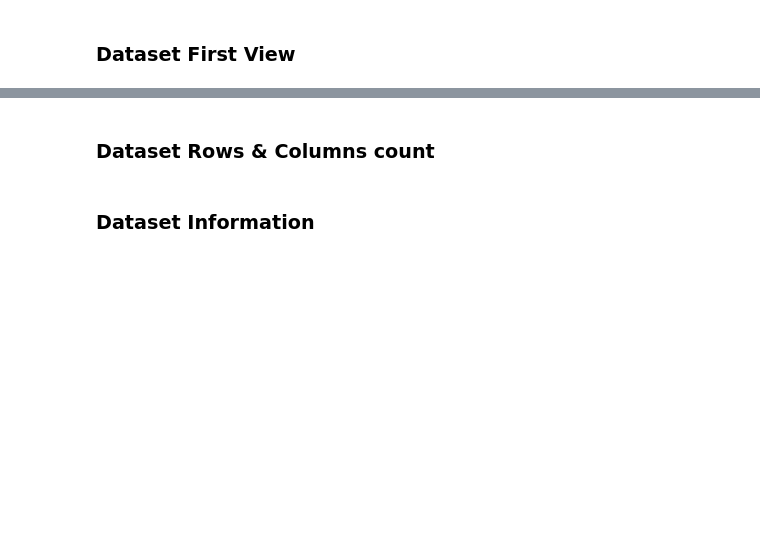
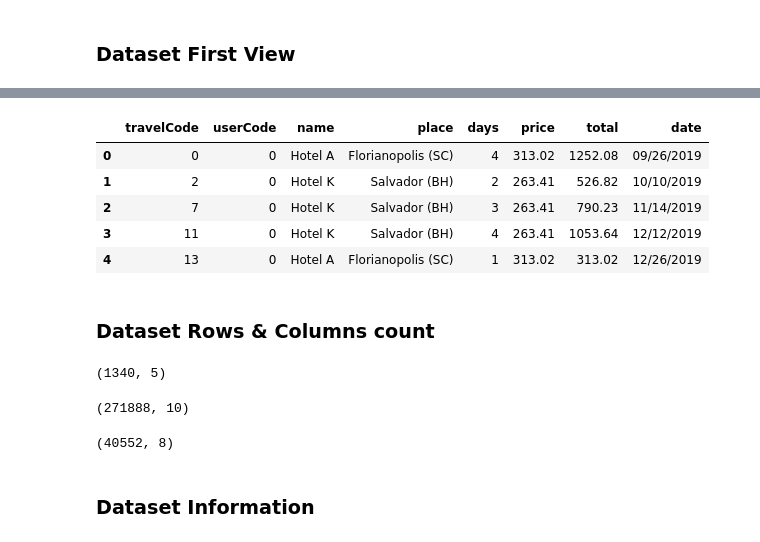
Before and after one commit to Bharatgaur/AB_MLOPs_Projects, a Jupyter notebook: Capstone_Project_Productionization_of_ML_Systems.ipynb, the cells around one changed output, grey strips where cells are left out. Drawn from its saved outputs; the diff is of its cells as text; code cells hidden in the pictures; blank space fills up the shorter version.

```diff
--- a/Capstone_Project_Productionization_of_ML_Systems.ipynb
+++ b/Capstone_Project_Productionization_of_ML_Systems.ipynb
@@ -99,7 +129,27 @@ from sklearn.metrics import mean_squared_error
+# %%
+hotels_df.head()
+# %% [output]
+|  | travelCode | userCode | name | place | days | price | total | date |
+| 0 | 0 | 0 | Hotel A | Florianopolis (SC) | 4 | 313.02 | 1252.08 | 09/26/2019 |
+| 1 | 2 | 0 | Hotel K | Salvador (BH) | 2 | 263.41 | 526.82 | 10/10/2019 |
+| 2 | 7 | 0 | Hotel K | Salvador (BH) | 3 | 263.41 | 790.23 | 11/14/2019 |
+| 3 | 11 | 0 | Hotel K | Salvador (BH) | 4 | 263.41 | 1053.64 | 12/12/2019 |
+| 4 | 13 | 0 | Hotel A | Florianopolis (SC) | 1 | 313.02 | 313.02 | 12/26/2019 |
 # %% [markdown]
 ### Dataset Rows & Columns count
 # %%
 # Dataset Rows & Columns count
+users_df.shape
+# %% [output]
+(1340, 5)
+# %%
+flights_df.shape
+# %% [output]
+(271888, 10)
+# %%
+hotels_df.shape
+# %% [output]
+(40552, 8)
 # %% [markdown]
 ### Dataset Information
 # %%
```
Also changed, not shown: parts of 14 cells of this notebook.
